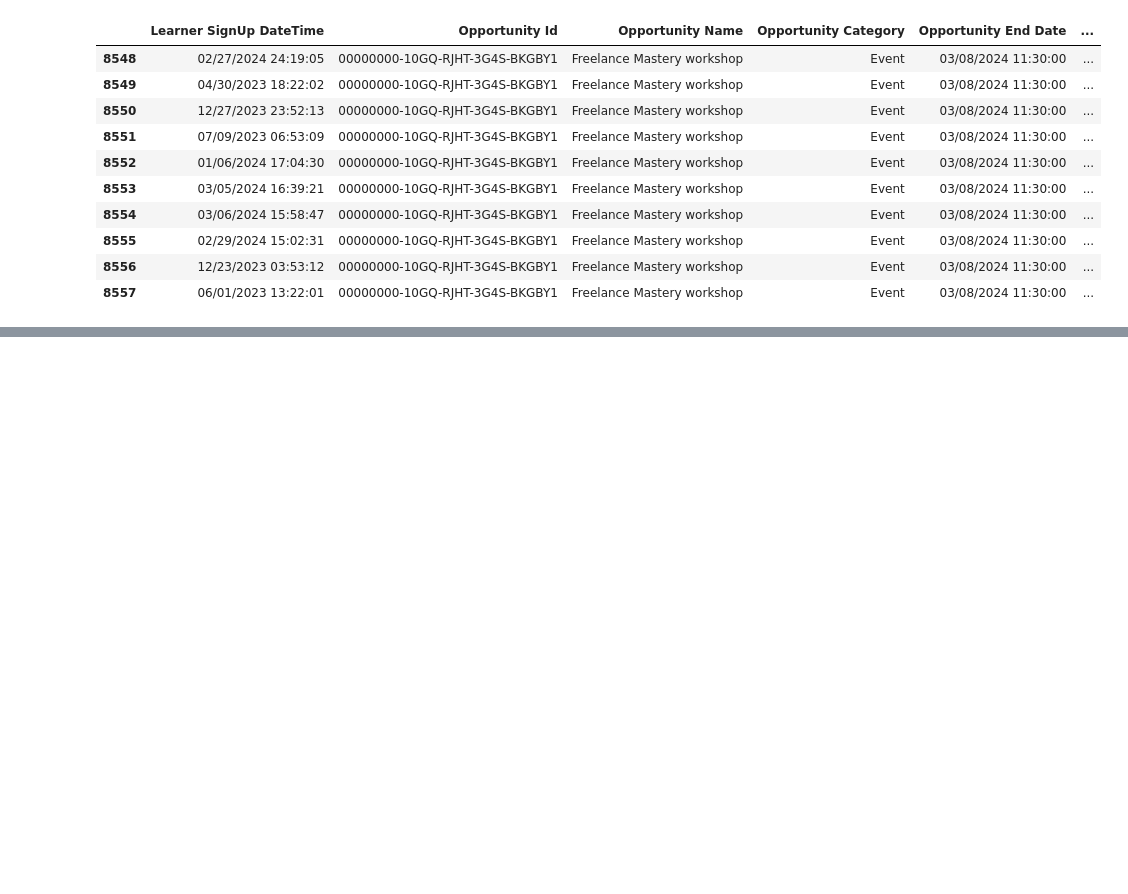
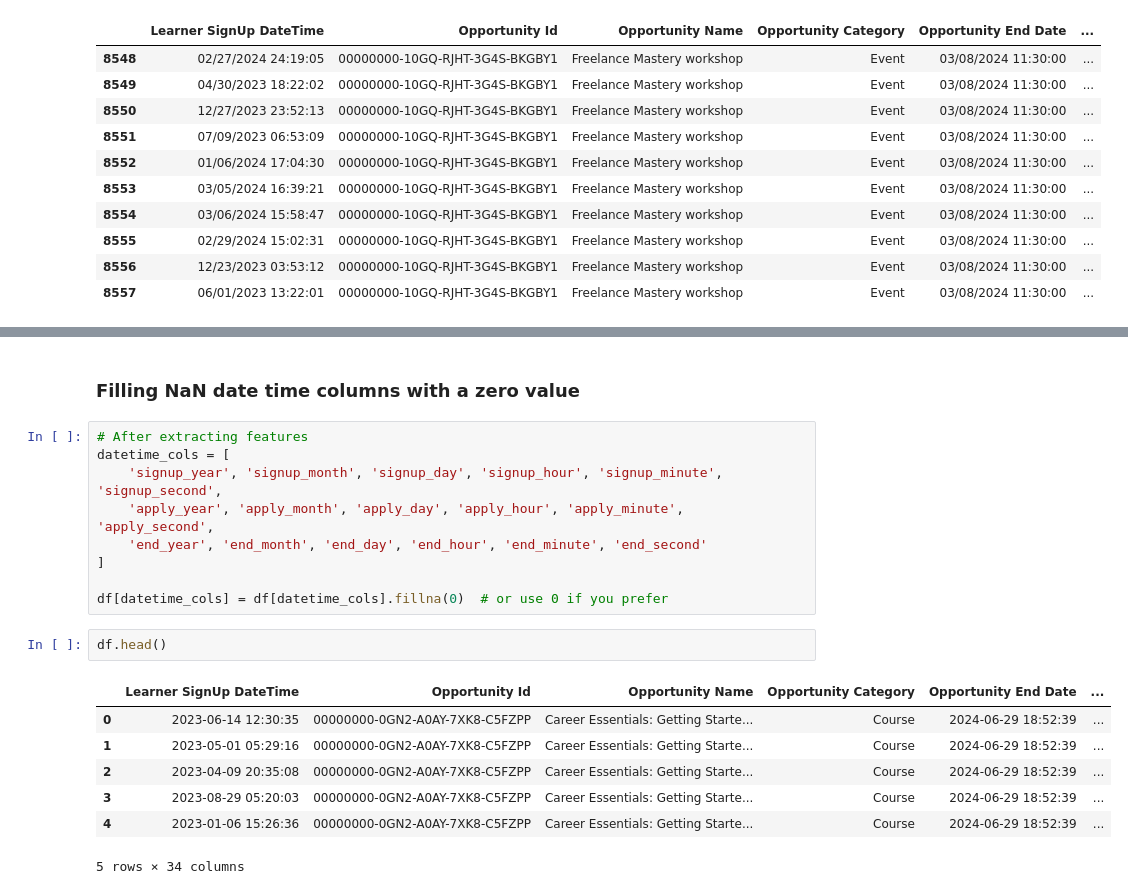
Before and after one commit to bakar-01/Data-project, a Jupyter notebook: LSU-Data.ipynb, the cells around one changed output, grey strips where cells are left out. Drawn from its saved outputs; the diff is of its cells as text; blank space fills up the shorter version.

```diff
--- a/LSU-Data.ipynb
+++ b/LSU-Data.ipynb
@@ -122,0 +166,21 @@ df.tail(10)
+# %% [markdown]
+### **Filling NaN date time columns with a zero value**
+# %%
+# After extracting features
+datetime_cols = [
+    'signup_year', 'signup_month', 'signup_day', 'signup_hour', 'signup_minute', 'signup_second',
+    'apply_year', 'apply_month', 'apply_day', 'apply_hour', 'apply_minute', 'apply_second',
+    'end_year', 'end_month', 'end_day', 'end_hour', 'end_minute', 'end_second'
+]
+
+df[datetime_cols] = df[datetime_cols].fillna(0)  # or use 0 if you prefer
+# %%
+df.head()
+# %% [output]
+|  | Learner SignUp DateTime | Opportunity Id | Opportunity Name | Opportunity Category | Opportunity End Date | ... |
+| 0 | 2023-06-14 12:30:35 | 00000000-0GN2-A0AY-7XK8-C5FZPP | Career Essentials: Getting Starte... | Course | 2024-06-29 18:52:39 | ... |
+| 1 | 2023-05-01 05:29:16 | 00000000-0GN2-A0AY-7XK8-C5FZPP | Career Essentials: Getting Starte... | Course | 2024-06-29 18:52:39 | ... |
+| 2 | 2023-04-09 20:35:08 | 00000000-0GN2-A0AY-7XK8-C5FZPP | Career Essentials: Getting Starte... | Course | 2024-06-29 18:52:39 | ... |
+| 3 | 2023-08-29 05:20:03 | 00000000-0GN2-A0AY-7XK8-C5FZPP | Career Essentials: Getting Starte... | Course | 2024-06-29 18:52:39 | ... |
+| 4 | 2023-01-06 15:26:36 | 00000000-0GN2-A0AY-7XK8-C5FZPP | Career Essentials: Getting Starte... | Course | 2024-06-29 18:52:39 | ... |
+5 rows × 34 columns
```
Also changed, not shown: parts of 4 cells of this notebook.
